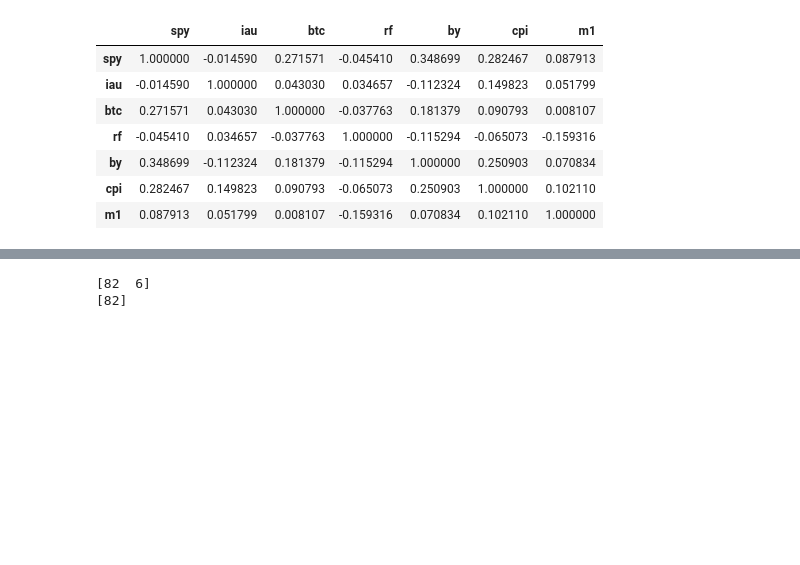
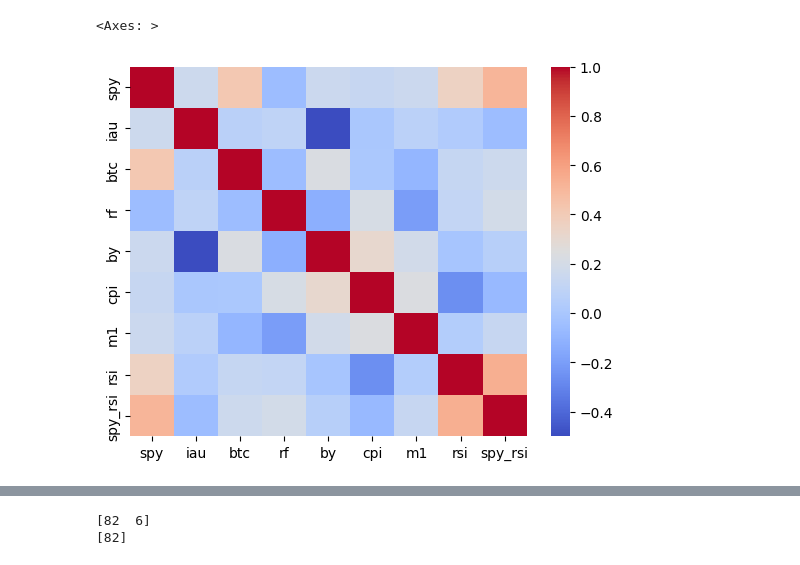
Before and after one commit to joeHollander/Quant_Finance, a Jupyter notebook: Crypto/BTCfactors.ipynb, the cells around one changed output, grey strips where cells are left out. Drawn from its saved outputs; the diff is of its cells as text; code cells hidden in the pictures; blank space fills up the shorter version.

```diff
--- a/Crypto/BTCfactors.ipynb
+++ b/Crypto/BTCfactors.ipynb
@@ -83,7 +107,8 @@ DATE
 Name: WM1NS, dtype: float64
 # %%
 # combining everything
-df = pd.DataFrame({"spy": spy["open_ret"], "iau": iau["open_ret"], "btc": btc["open_ret"], "rf": rf, "by": by, "cpi": cpi, "m1": m1}).dropna()
+df = pd.DataFrame({"spy": spy["open_ret"], "iau": iau["open_ret"], "btc": btc["open_ret"],
+                    "rf": rf, "by": by, "cpi": cpi, "m1": m1, "rsi": btc["rsi"], "spy_rsi": spy["spy_rsi"]}).dropna()
 df.head()
-df.plot
+df.describe()
 # %% [output]
@@ -91,12 +124,7 @@ df.plot
 # %%
 # corr matrix to check if high correlations between factors
-df.corr()
+import seaborn as sns
+sns.heatmap(df.corr(), cmap='coolwarm')
 # %% [output]
-|  | spy | iau | btc | rf | by | cpi | m1 |
-| spy | 1.000000 | -0.014590 | 0.271571 | -0.045410 | 0.348699 | 0.282467 | 0.087913 |
-| iau | -0.014590 | 1.000000 | 0.043030 | 0.034657 | -0.112324 | 0.149823 | 0.051799 |
-| btc | 0.271571 | 0.043030 | 1.000000 | -0.037763 | 0.181379 | 0.090793 | 0.008107 |
-| rf | -0.045410 | 0.034657 | -0.037763 | 1.000000 | -0.115294 | -0.065073 | -0.159316 |
-| by | 0.348699 | -0.112324 | 0.181379 | -0.115294 | 1.000000 | 0.250903 | 0.070834 |
-| cpi | 0.282467 | 0.149823 | 0.090793 | -0.065073 | 0.250903 | 1.000000 | 0.102110 |
-| m1 | 0.087913 | 0.051799 | 0.008107 | -0.159316 | 0.070834 | 0.102110 | 1.000000 |
+<Axes: >
+[figure, added]
```
Also changed, not shown: parts of 15 cells of this notebook, 2 other files.
